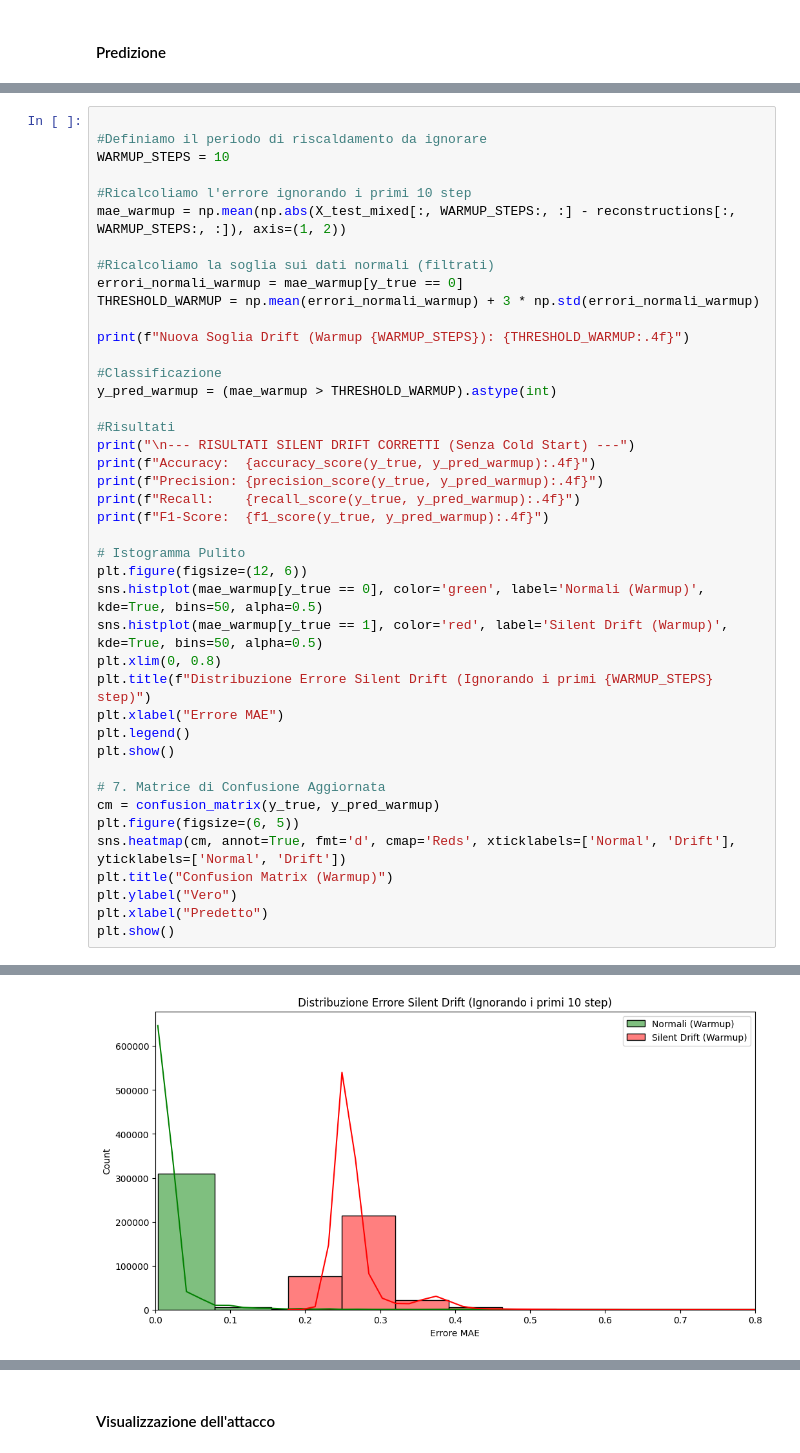
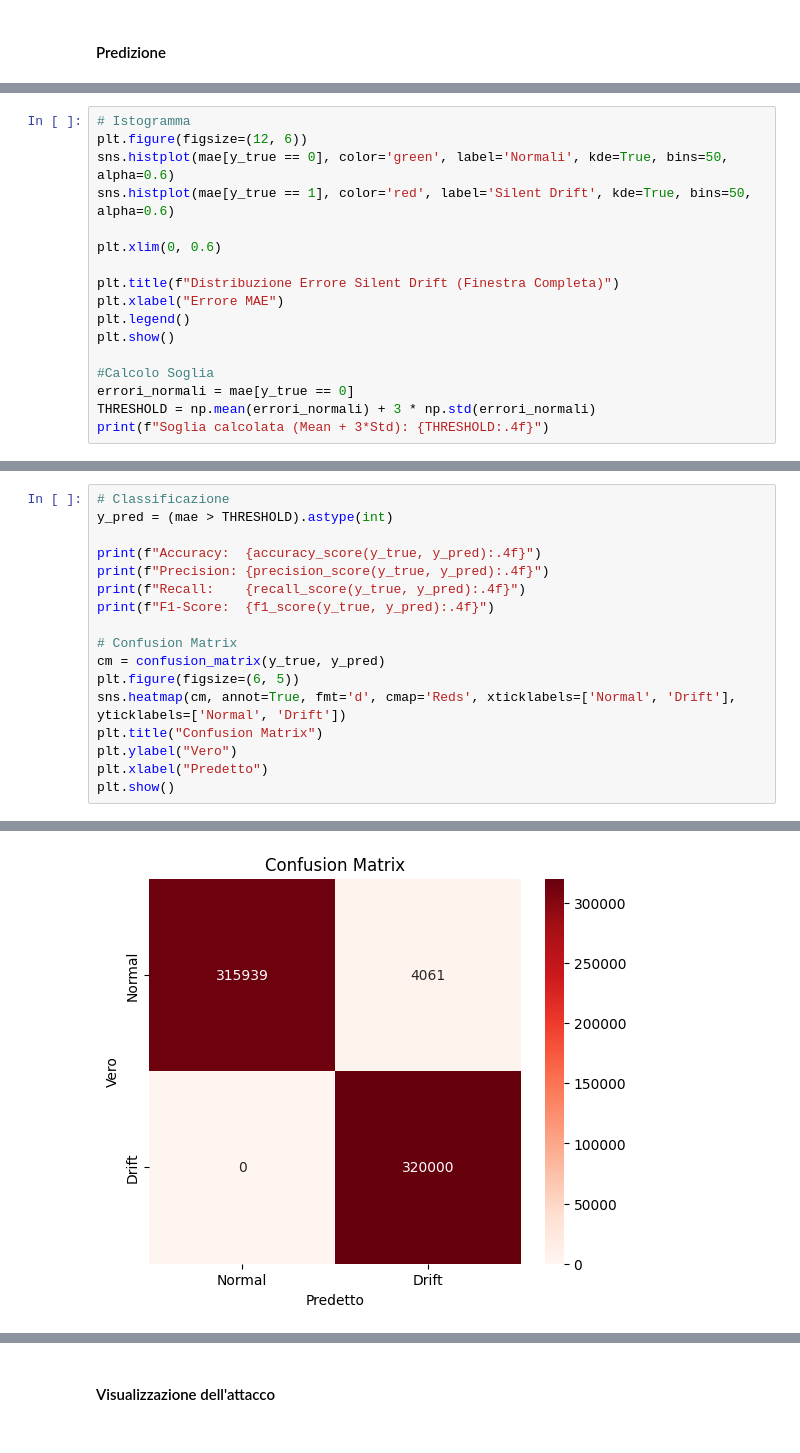
Before and after one commit to LaroccaA/Detecting-Trajectory-Spoofing-Attacks-on-AIS, a Jupyter notebook: Progetto/LSMT/Test_Silent_Drift.ipynb, the cells around one changed output, grey strips where cells are left out. Drawn from its saved outputs; the diff is of its cells as text.

```diff
--- a/Progetto/LSMT/Test_Silent_Drift.ipynb
+++ b/Progetto/LSMT/Test_Silent_Drift.ipynb
@@ -207,0 +204,17 @@ Errori calcolati.
+# %%
+# Istogramma
+plt.figure(figsize=(12, 6))
+sns.histplot(mae[y_true == 0], color='green', label='Normali', kde=True, bins=50, alpha=0.6)
+sns.histplot(mae[y_true == 1], color='red', label='Silent Drift', kde=True, bins=50, alpha=0.6)
+
+plt.xlim(0, 0.6)
+
+plt.title(f"Distribuzione Errore Silent Drift (Finestra Completa)")
+plt.xlabel("Errore MAE")
+plt.legend()
+plt.show()
+
+#Calcolo Soglia
+errori_normali = mae[y_true == 0]
+THRESHOLD = np.mean(errori_normali) + 3 * np.std(errori_normali)
+print(f"Soglia calcolata (Mean + 3*Std): {THRESHOLD:.4f}")
@@ -210,42 +226,17 @@ Errori calcolati.
 # %%
+# Classificazione
+y_pred = (mae > THRESHOLD).astype(int)
 
-#Definiamo il periodo di riscaldamento da ignorare
-WARMUP_STEPS = 10
+print(f"Accuracy:  {accuracy_score(y_true, y_pred):.4f}")
+print(f"Precision: {precision_score(y_true, y_pred):.4f}")
+print(f"Recall:    {recall_score(y_true, y_pred):.4f}")
+print(f"F1-Score:  {f1_score(y_true, y_pred):.4f}")
 
-#Ricalcoliamo l'errore ignorando i primi 10 step
-mae_warmup = np.mean(np.abs(X_test_mixed[:, WARMUP_STEPS:, :] - reconstructions[:, WARMUP_STEPS:, :]), axis=(1, 2))
-
-#Ricalcoliamo la soglia sui dati normali (filtrati)
-errori_normali_warmup = mae_warmup[y_true == 0]
-THRESHOLD_WARMUP = np.mean(errori_normali_warmup) + 3 * np.std(errori_normali_warmup)
-
-print(f"Nuova Soglia Drift (Warmup {WARMUP_STEPS}): {THRESHOLD_WARMUP:.4f}")
-
-#Classificazione
-y_pred_warmup = (mae_warmup > THRESHOLD_WARMUP).astype(int)
-
-#Risultati
-print("\n--- RISULTATI SILENT DRIFT CORRETTI (Senza Cold Start) ---")
-print(f"Accuracy:  {accuracy_score(y_true, y_pred_warmup):.4f}")
-print(f"Precision: {precision_score(y_true, y_pred_warmup):.4f}")
-print(f"Recall:    {recall_score(y_true, y_pred_warmup):.4f}")
-print(f"F1-Score:  {f1_score(y_true, y_pred_warmup):.4f}")
-
-# Istogramma Pulito
-plt.figure(figsize=(12, 6))
-sns.histplot(mae_warmup[y_true == 0], color='green', label='Normali (Warmup)', kde=True, bins=50, alpha=0.5)
-sns.histplot(mae_warmup[y_true == 1], color='red', label='Silent Drift (Warmup)', kde=True, bins=50, alpha=0.5)
-plt.xlim(0, 0.8)
-plt.title(f"Distribuzione Errore Silent Drift (Ignorando i primi {WARMUP_STEPS} step)")
-plt.xlabel("Errore MAE")
-plt.legend()
-plt.show()
-
-# 7. Matrice di Confusione Aggiornata
-cm = confusion_matrix(y_true, y_pred_warmup)
+# Confusion Matrix
+cm = confusion_matrix(y_true, y_pred)
 plt.figure(figsize=(6, 5))
 sns.heatmap(cm, annot=True, fmt='d', cmap='Reds', xticklabels=['Normal', 'Drift'], yticklabels=['Normal', 'Drift'])
-plt.title("Confusion Matrix (Warmup)")
+plt.title("Confusion Matrix")
 plt.ylabel("Vero")
 plt.xlabel("Predetto")
 plt.show()
@@ -260 +248 @@ F1-Score:  0.9943
-[figure, old version]
+[figure, new version]
```
Also changed, not shown: parts of 10 cells of this notebook, 1 other file.
